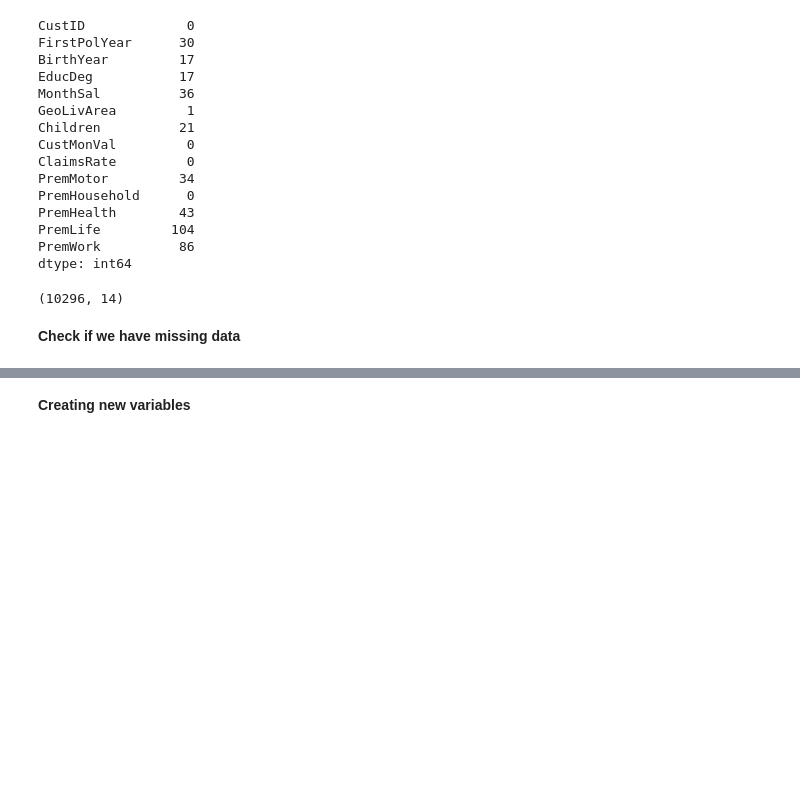
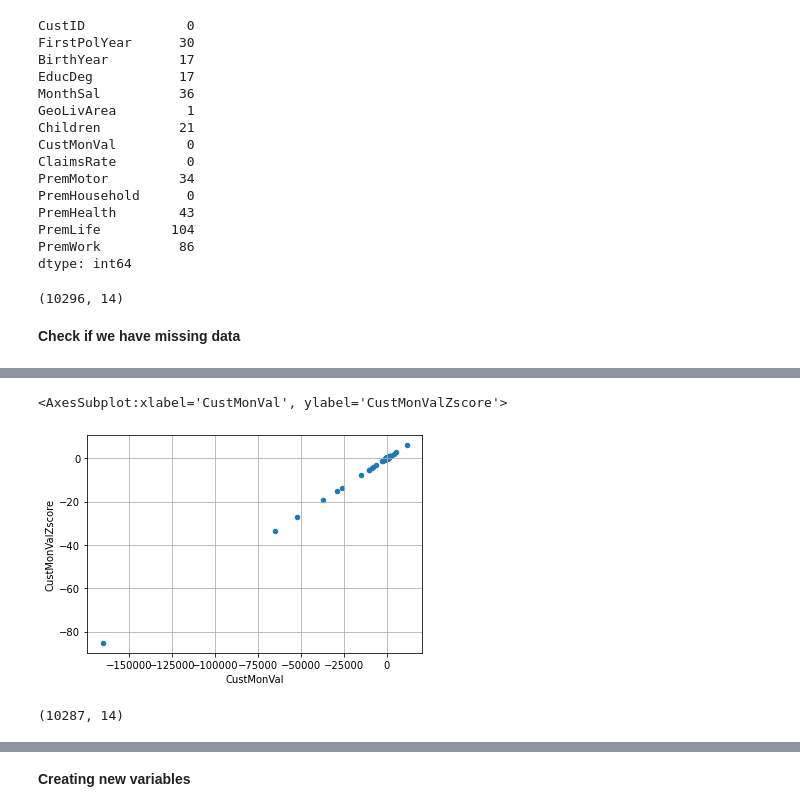
Before and after one commit to miguelince/insurance-clustering, a Jupyter notebook: code/Project.ipynb, the cells around one changed output, grey strips where cells are left out. Saved outputs shown, nothing was run; the diff lists cells and outputs as text; code cells hidden in the pictures; blank space fills up the shorter version.

```diff
--- a/code/Project.ipynb
+++ b/code/Project.ipynb
@@ -99,0 +189,7 @@ dataset.shape
+# %%
+filtered_data['CustMonValZscore'] = (filtered_data['CustMonVal'] - filtered_data['CustMonVal'].mean())/filtered_data['CustMonVal'].std(ddof=0)
+# %%
+filtered_data.plot.scatter(x='CustMonVal', y='CustMonValZscore', grid=True)
+# %% [output]
+<AxesSubplot:xlabel='CustMonVal', ylabel='CustMonValZscore'>
+[figure, added]
@@ -99,0 +200,4 @@ dataset.shape
+# %%
+filtered_data2.shape
+# %% [output]
+(10287, 14)
```
Also changed, not shown: parts of 43 cells of this notebook.
